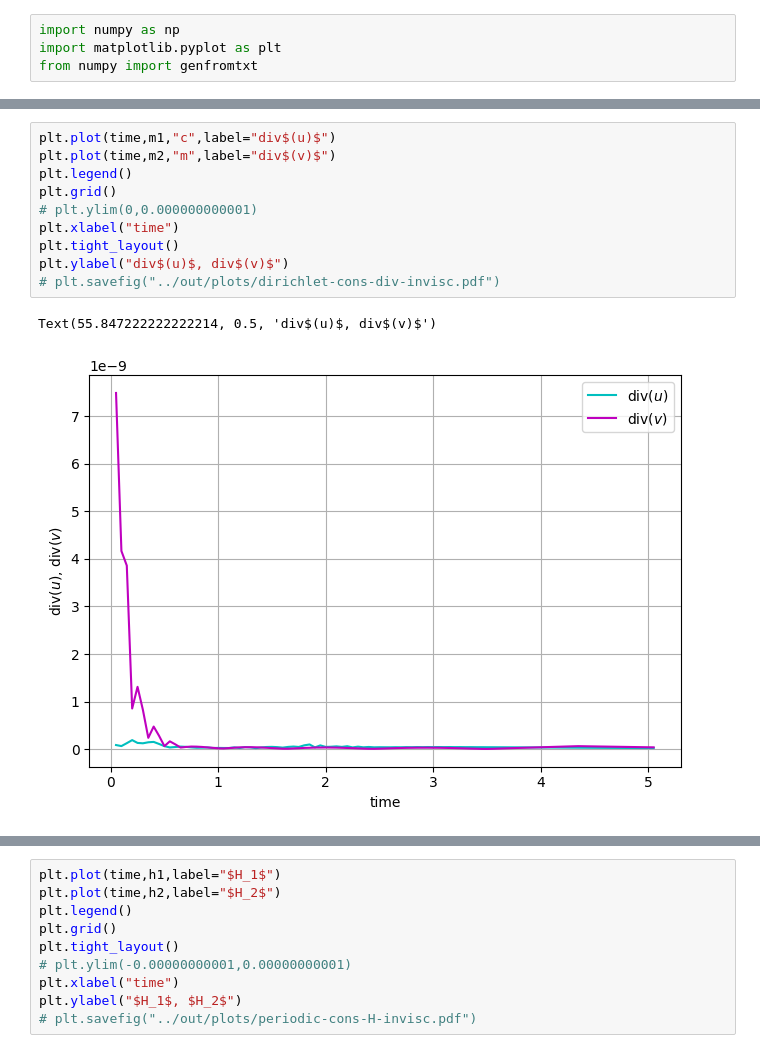
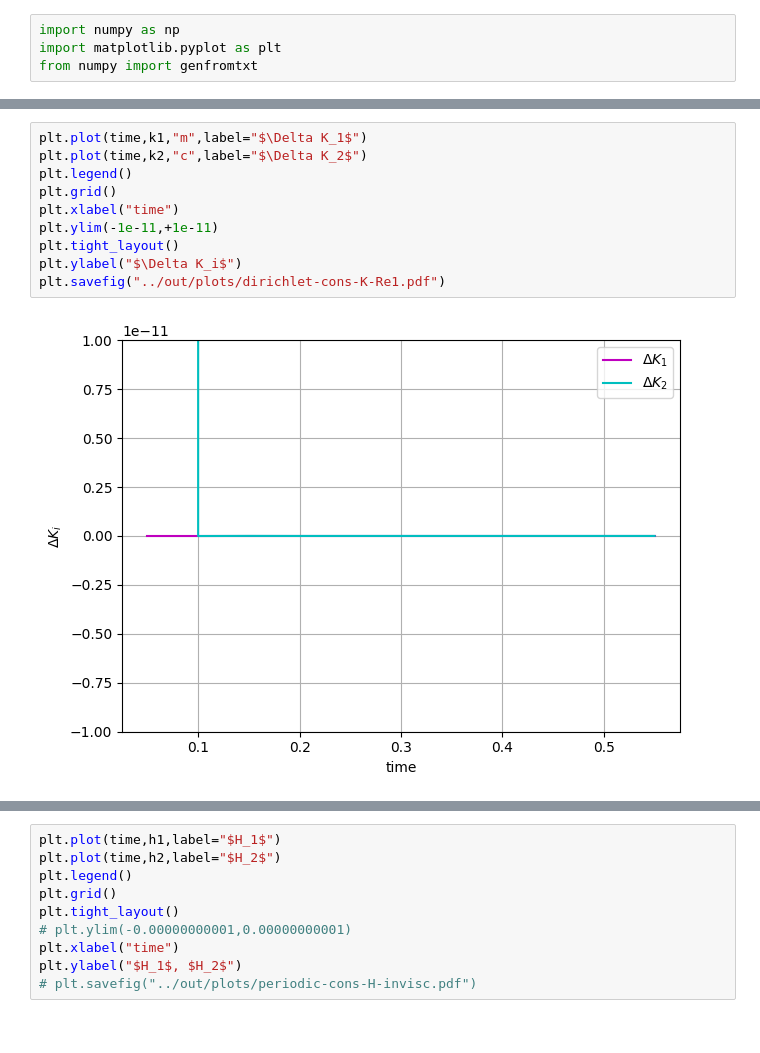
Before and after one commit to markusrenoldner/MEHCscheme, a Jupyter notebook: scripts/dirichlet_cons.ipynb, the cells around one changed output, grey strips where cells are left out. Cells and saved outputs as stored; diff of their text form.

Commit message:
dirichlet conservation plots

```diff
--- a/scripts/dirichlet_cons.ipynb
+++ b/scripts/dirichlet_cons.ipynb
@@ -17,13 +29,12 @@ h2 =   data[6::7]
 # %%
-plt.plot(time,m1,"c",label="div$(u)$")
-plt.plot(time,m2,"m",label="div$(v)$")
+plt.plot(time,k1,"m",label="$\Delta K_1$")
+plt.plot(time,k2,"c",label="$\Delta K_2$")
 plt.legend()
 plt.grid()
-# plt.ylim(0,0.000000000001)
 plt.xlabel("time")
+plt.ylim(-1e-11,+1e-11)
 plt.tight_layout()
-plt.ylabel("div$(u)$, div$(v)$")
-# plt.savefig("../out/plots/dirichlet-cons-div-invisc.pdf")
+plt.ylabel("$\Delta K_i$")
+plt.savefig("../out/plots/dirichlet-cons-K-Re1.pdf")
 # %% [output]
-Text(55.847222222222214, 0.5, 'div$(u)$, div$(v)$')
-[figure, old version]
+[figure, new version]
```
Also changed, not shown: parts of 5 cells of this notebook, 1 other file.
